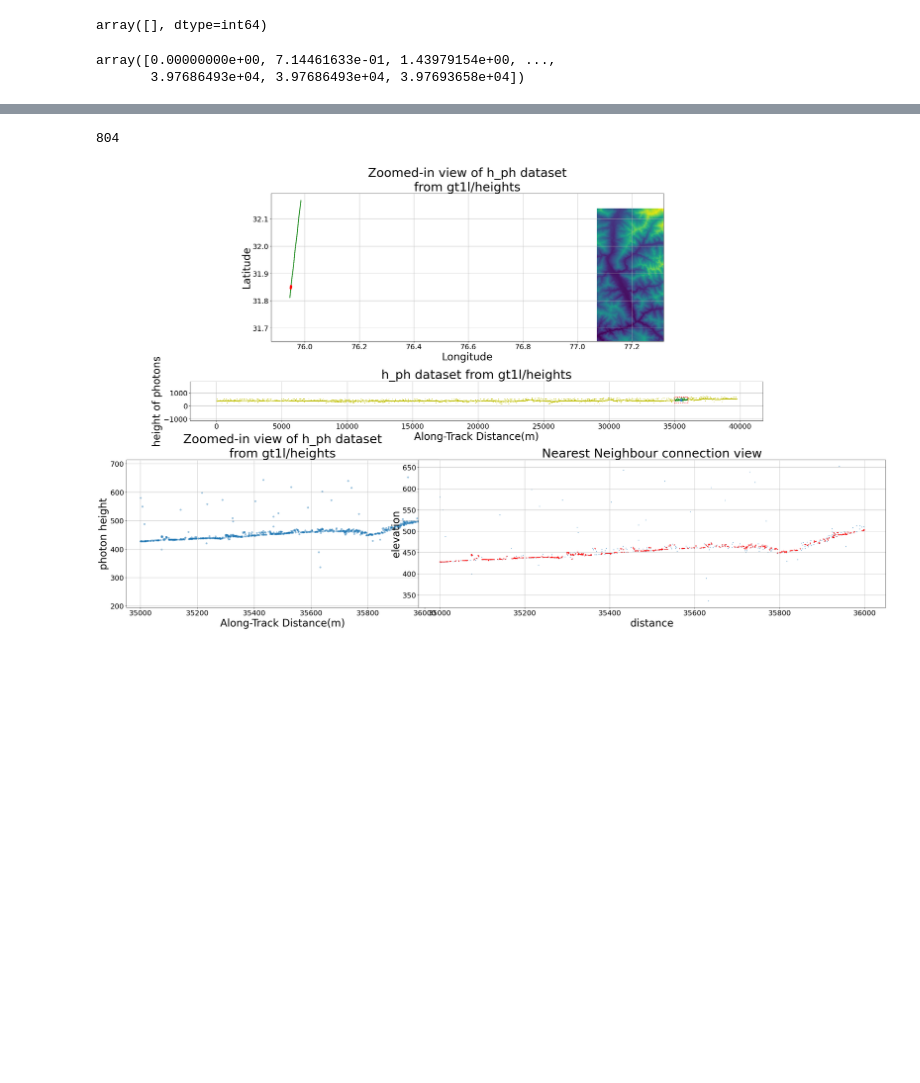
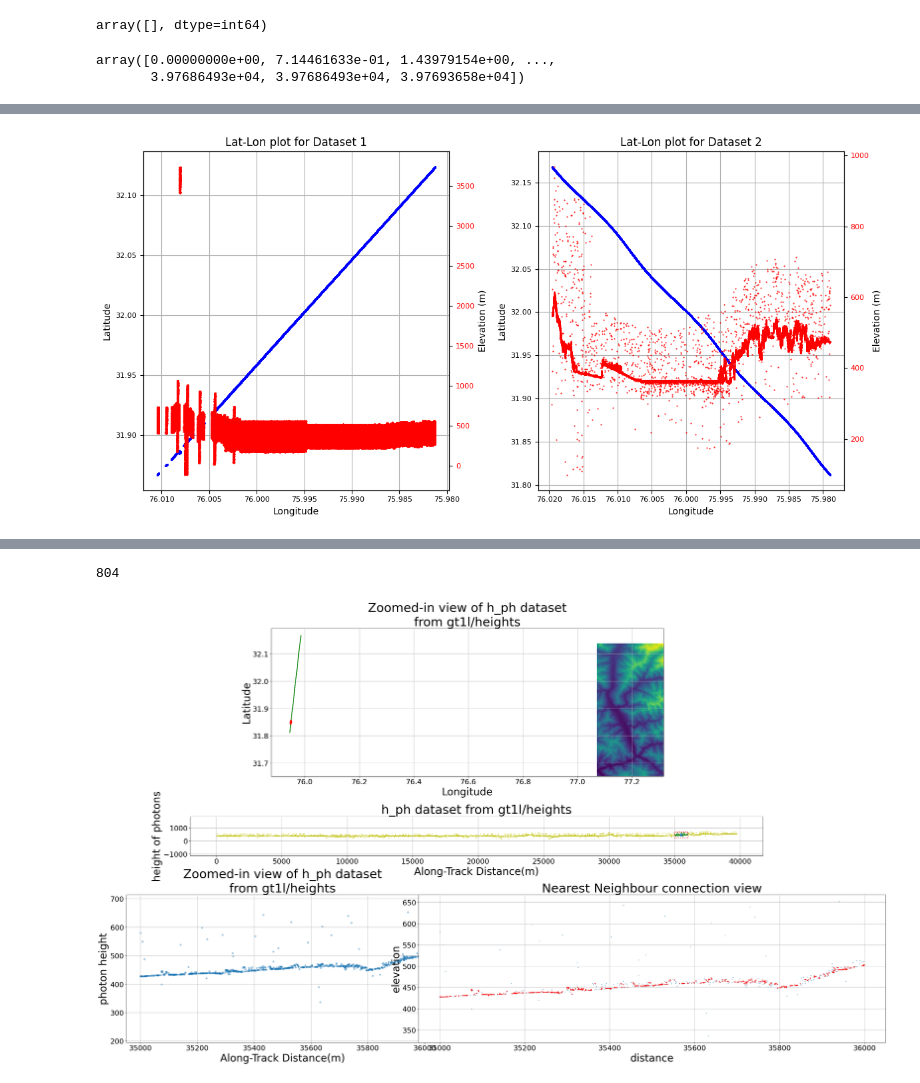
Before and after one commit to 1kaiser/ICESAT2, a Jupyter notebook: GraphConnectionICESAT2Photon.ipynb, the cells around one changed output, grey strips where cells are left out. Cells and saved outputs as stored; diff of their text form; code cells hidden in the pictures; blank space fills up the shorter version.

```diff
--- a/GraphConnectionICESAT2Photon.ipynb
+++ b/GraphConnectionICESAT2Photon.ipynb
@@ -1161,0 +1223,36 @@ array([0.00000000e+00, 7.14461633e-01, 1.43979154e+00, ...,
+# %%
+#@title { vertical-output: true }
+fig, (ax1, ax2) = plt.subplots(ncols=2, figsize=(12,6))
+
+# Plot lat1 and lon1 with h_ph_data1
+ax1.plot(np.array(lon1), np.array(lat1), '.', color='blue', markersize=1)
+ax1.set_xlabel('Longitude')
+ax1.set_ylabel('Latitude')
+ax1.set_title('Lat-Lon plot for Dataset 1')
+ax1.invert_xaxis()  # Invert x-axis to match the ICESat-2 convention
+ax1.tick_params(axis='both', which='major', labelsize=8)
+ax1.grid(True)
+
+ax1_2 = ax1.twinx()  # Create a second y-axis on the same plot
+ax1_2.plot(np.array(lon1), np.array(h_ph_data1), '.', color='red', markersize=1)
+ax1_2.set_ylabel('Elevation (m)')
+ax1_2.tick_params(axis='y', labelcolor='red', which='major', labelsize=8)
+
+# Plot lat2 and lon2 with h_ph_data2
+ax2.plot(np.array(lon2), np.array(lat2), '.', color='blue', markersize=1)
+ax2.set_xlabel('Longitude')
+ax2.set_ylabel('Latitude')
+ax2.set_title('Lat-Lon plot for Dataset 2')
+ax2.invert_xaxis()  # Invert x-axis to match the ICESat-2 convention
+ax2.tick_params(axis='both', which='major', labelsize=8)
+ax2.grid(True)
+
+ax2_2 = ax2.twinx()  # Create a second y-axis on the same plot
+ax2_2.plot(np.array(lon2), np.array(h_ph_data2), '.', color='red', markersize=1)
+ax2_2.set_ylabel('Elevation (m)')
+ax2_2.tick_params(axis='y', labelcolor='red', which='major', labelsize=8)
+
+plt.tight_layout()
+plt.show()
+# %% [output]
+[figure, added]
```
Also changed, not shown: parts of 12 cells of this notebook.
